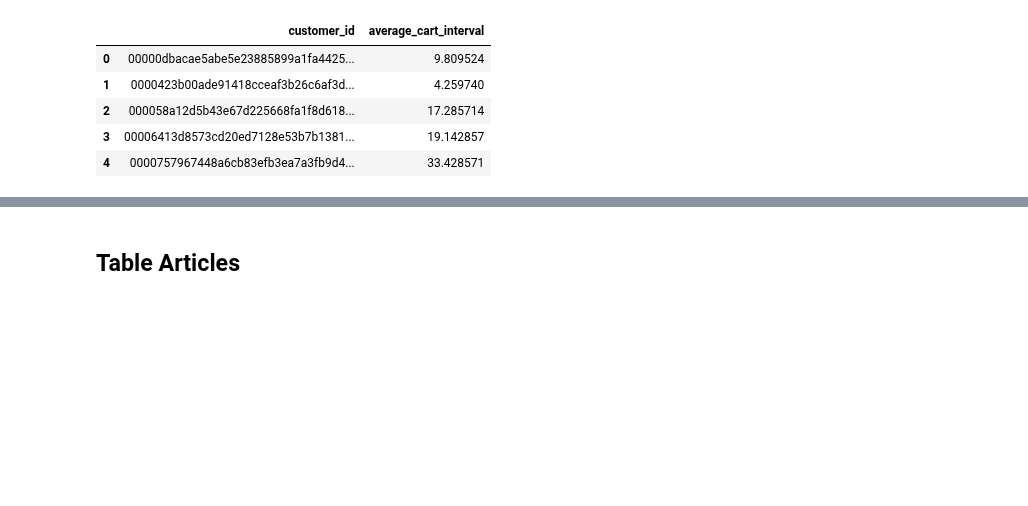
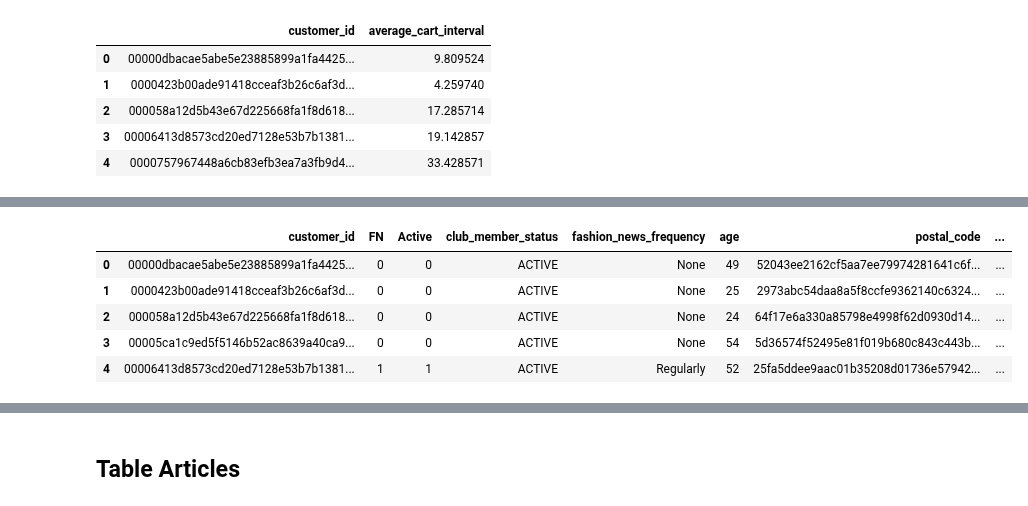
Before and after one commit to treb93/pyhm, a Jupyter notebook: 1-2. prepare_dataset.ipynb, the cells around one changed output, grey strips where cells are left out. Cells and saved outputs as stored; diff of their text form; code cells hidden in the pictures; blank space fills up the shorter version.

```diff
--- a/prepare_dataset.ipynb
+++ b/1-2. prepare_dataset.ipynb
@@ -90,0 +111,29 @@ carts = pd.read_pickle('pickles/carts.pkl')
+# %%
+
+ ## fichier 'customer'
+   ### Colonne FN
+     #### Remplacement des NaN par 0
+customers['FN'] = customers['FN'].fillna(0)
+
+   ### Colonne Active
+     #### Remplacement des NaN par 0
+customers['Active'] = customers['Active'].fillna(0)
+
+   ### Colonne Club member status
+     #### Remplacement des NaN par NON ACTIVE
+customers['club_member_status'] = customers['club_member_status'].fillna('NON ACTIVE')
+customers[customers['club_member_status']=='NON ACTIVE']
+
+   ### Colonne Fashion News Frequency
+     #### Option 1: Remplacement NaN par None
+customers['fashion_news_frequency'].fillna('None', inplace = True)
+     #### Correction d'un label écrit avec deux casses différentes
+customers['fashion_news_frequency'] = customers['fashion_news_frequency'].replace({'NONE': 'None'})
+
+   ### Colonne age
+     #### Option 1: Remplacement NaN par None
+#customers['age'] = customers['age'].fillna('NONE')
+     #### Option 2: Remplacement par la moyenne
+#customers['age'] = customers['age'].fillna(customers['age'].mean())
+     #### Option 3: Remplacement par zéro
+customers['age'] = customers['age'].fillna(0)
@@ -119,6 +172,9 @@ carts_intervals.head()
 | 3 | 00006413d8573cd20ed7128e53b7b1381... | 19.142857 |
 | 4 | 0000757967448a6cb83efb3ea7a3fb9d4... | 33.428571 |
 # %%
+# Ajout des features sur la table des clients.
 customers = customers.merge(carts_customers, on = 'customer_id', how = 'left')
 customers = customers.merge(carts_intervals, on = 'customer_id', how = 'left')
-customers.head()
+
+# Remplissage des valeurs manquantes suites aux jointures.
+customers.fillna(0, inplace = True)
@@ -132,2 +181,16 @@ customers.head()
+# %%
+# Typer les champs entiers en int32.
+customers[['FN', 'Active', 'age', 'total_carts', 'total_articles']] = customers[['FN', 'Active', 'age', 'total_carts', 'total_articles']].astype('int16')
+
+# Typer les champs de catégories en "categorical"
+customers[['club_member_status', 'fashion_news_frequency', 'postal_code']] = customers[['club_member_status', 'fashion_news_frequency', 'postal_code']].astype('category')
 # %%
-customers.to_pickle('pickles/customers.pkl')
+customers.to_pickle('pickles/customers_clean.pkl')
+customers.head()
+# %% [output]
+|  | customer_id | FN | Active | club_member_status | fashion_news_frequency | age | postal_code | ... |
+| 0 | 00000dbacae5abe5e23885899a1fa4425... | 0 | 0 | ACTIVE | None | 49 | 52043ee2162cf5aa7ee79974281641c6f... | ... |
+| 1 | 0000423b00ade91418cceaf3b26c6af3d... | 0 | 0 | ACTIVE | None | 25 | 2973abc54daa8a5f8ccfe9362140c6324... | ... |
+| 2 | 000058a12d5b43e67d225668fa1f8d618... | 0 | 0 | ACTIVE | None | 24 | 64f17e6a330a85798e4998f62d0930d14... | ... |
+| 3 | 00005ca1c9ed5f5146b52ac8639a40ca9... | 0 | 0 | ACTIVE | None | 54 | 5d36574f52495e81f019b680c843c443b... | ... |
+| 4 | 00006413d8573cd20ed7128e53b7b1381... | 1 | 1 | ACTIVE | Regularly | 52 | 25fa5ddee9aac01b35208d01736e57942... | ... |
```
Also changed, not shown: parts of 35 cells of this notebook, 5 other files.
